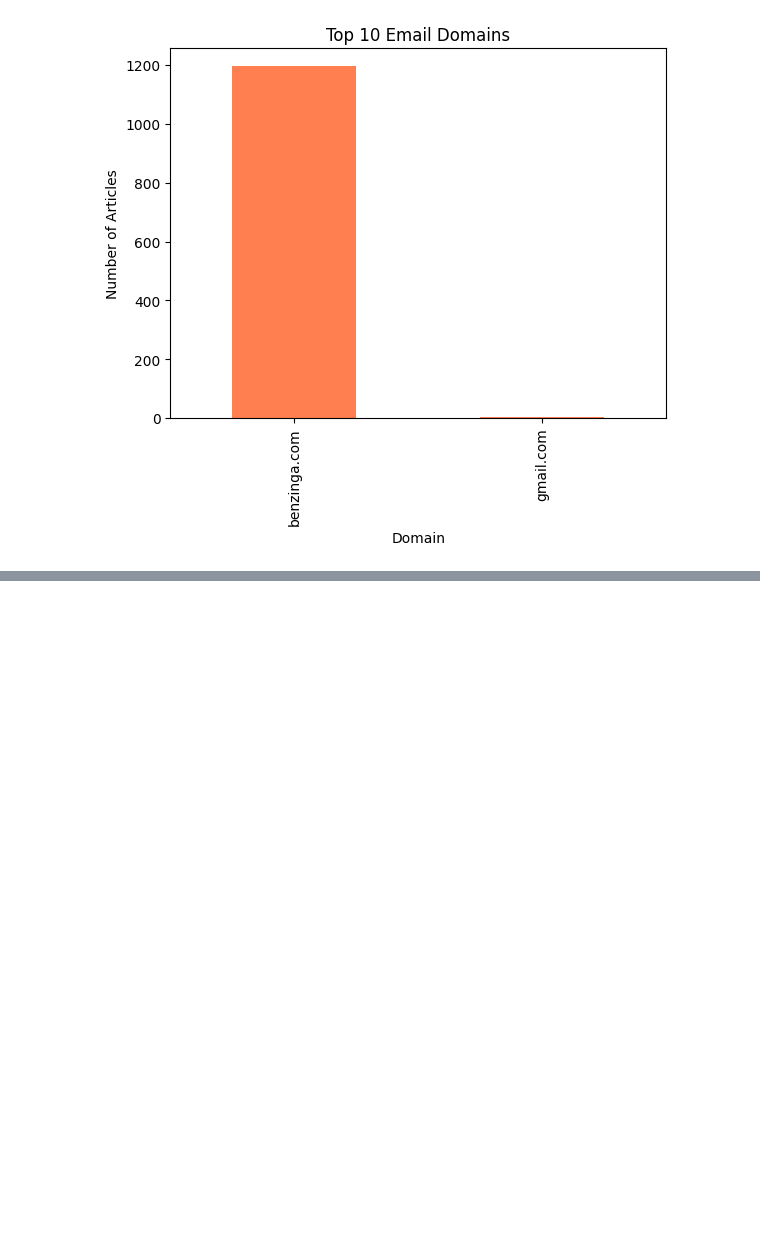
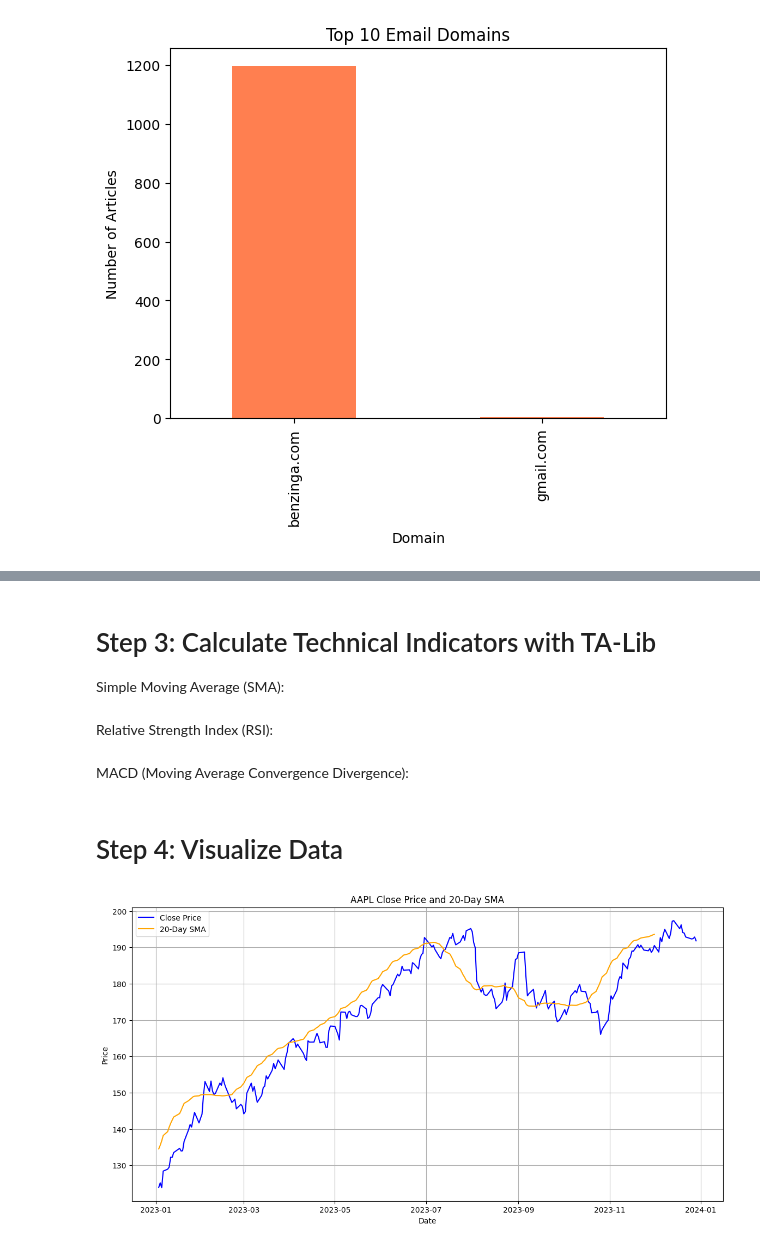
Before and after one commit to masrialx/news-eda-analysis, a Jupyter notebook: notebooks/financial_news_analysis.ipynb, the cells around one changed output, grey strips where cells are left out. Cells and saved outputs as stored; diff of their text form; code cells hidden in the pictures; blank space fills up the shorter version.

```diff
--- a/notebooks/financial_news_analysis.ipynb
+++ b/notebooks/financial_news_analysis.ipynb
@@ -227,0 +285,7 @@ Name: count, dtype: int64
+# %%
+# Fetch data for the past year
+stock_data = pn.data.get('AAPL', start='2023-01-01', end='2024-01-01')
+
+# Convert to DataFrame and display the first few rows
+df = pd.DataFrame(stock_data)
+df.head()
@@ -227,0 +300,12 @@ Name: count, dtype: int64
+# %% [markdown]
+# Step 3: Calculate Technical Indicators with TA-Lib
+
+Simple Moving Average (SMA):
+# %%
+df['SMA_20'] = talib.SMA(df['Close'], timeperiod=20)
+# %% [markdown]
+Relative Strength Index (RSI):
+# %%
+df['RSI_14'] = talib.RSI(df['Close'], timeperiod=14)
+# %% [markdown]
+MACD (Moving Average Convergence Divergence):
@@ -227,0 +314,14 @@ Name: count, dtype: int64
+# %% [markdown]
+# Step 4: Visualize Data
+# %%
+plt.figure(figsize=(14, 7))
+plt.plot(df['Close'], label='Close Price', color='blue')
+plt.plot(df['SMA_20'], label='20-Day SMA', color='orange')
+plt.title('AAPL Close Price and 20-Day SMA')
+plt.xlabel('Date')
+plt.ylabel('Price')
+plt.legend()
+plt.grid(True)
+plt.show()
+# %% [output]
+[figure, added]
```
Also changed, not shown: parts of 11 cells of this notebook.
